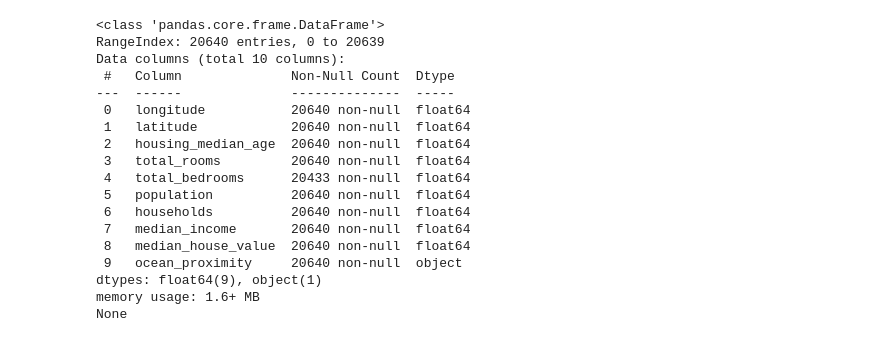
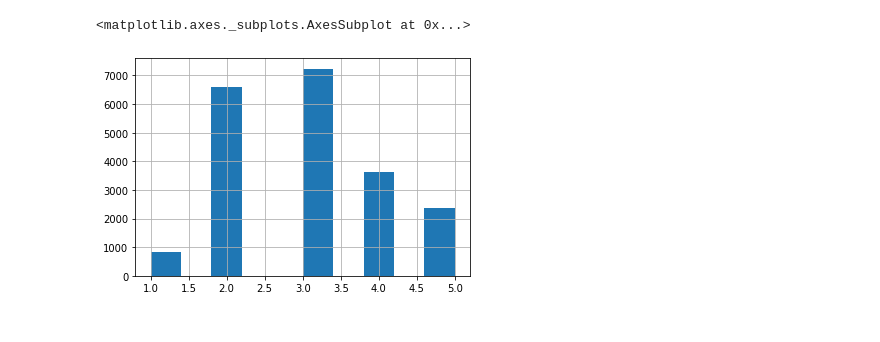
Before and after one commit to divya21raj/RealEstate-Modelling, a Jupyter notebook: main.ipynb, the cells around one changed output. Cells and saved outputs as stored; diff of their text form; code cells hidden in the pictures.

Commit message:
Stratified Split

```diff
--- a/main.ipynb
+++ b/main.ipynb
@@ -1,6 +1,6 @@
 # %%
 import pandas as pd
 
-housingDf = pd.read_csv('datasets/housing/housing.csv')
-housingDf.head()
-housingDf.info()
+housing_df = pd.read_csv('datasets/housing/housing.csv')
+housing_df.info()
+housing_df.head()
@@ -25,21 +6,0 @@ memory usage: 1.6+ MB
-# %%
-print(housingDf.info())
-# %% [output]
-<class 'pandas.core.frame.DataFrame'>
-RangeIndex: 20640 entries, 0 to 20639
-Data columns (total 10 columns):
- #   Column              Non-Null Count  Dtype
----  ------              --------------  -----
- 0   longitude           20640 non-null  float64
- 1   latitude            20640 non-null  float64
- 2   housing_median_age  20640 non-null  float64
- 3   total_rooms         20640 non-null  float64
- 4   total_bedrooms      20433 non-null  float64
- 5   population          20640 non-null  float64
- 6   households          20640 non-null  float64
- 7   median_income       20640 non-null  float64
- 8   median_house_value  20640 non-null  float64
- 9   ocean_proximity     20640 non-null  object
-dtypes: float64(9), object(1)
-memory usage: 1.6+ MB
-None
@@ -45,0 +16,9 @@ None
+# %%
+# Stratified Sampling of the "median_income"
+import numpy as np
+housing_df['income_cat'] = pd.cut(housing_df['median_income'], bins=[0, 1.5, 3.0, 4.5, 6, np.inf], labels=[1, 2, 3, 4, 5])
+
+housing_df['income_cat'].hist()
+# %% [output]
+<matplotlib.axes._subplots.AxesSubplot at 0x...>
+[figure, added]
```
Also changed, not shown: parts of 5 cells of this notebook.
